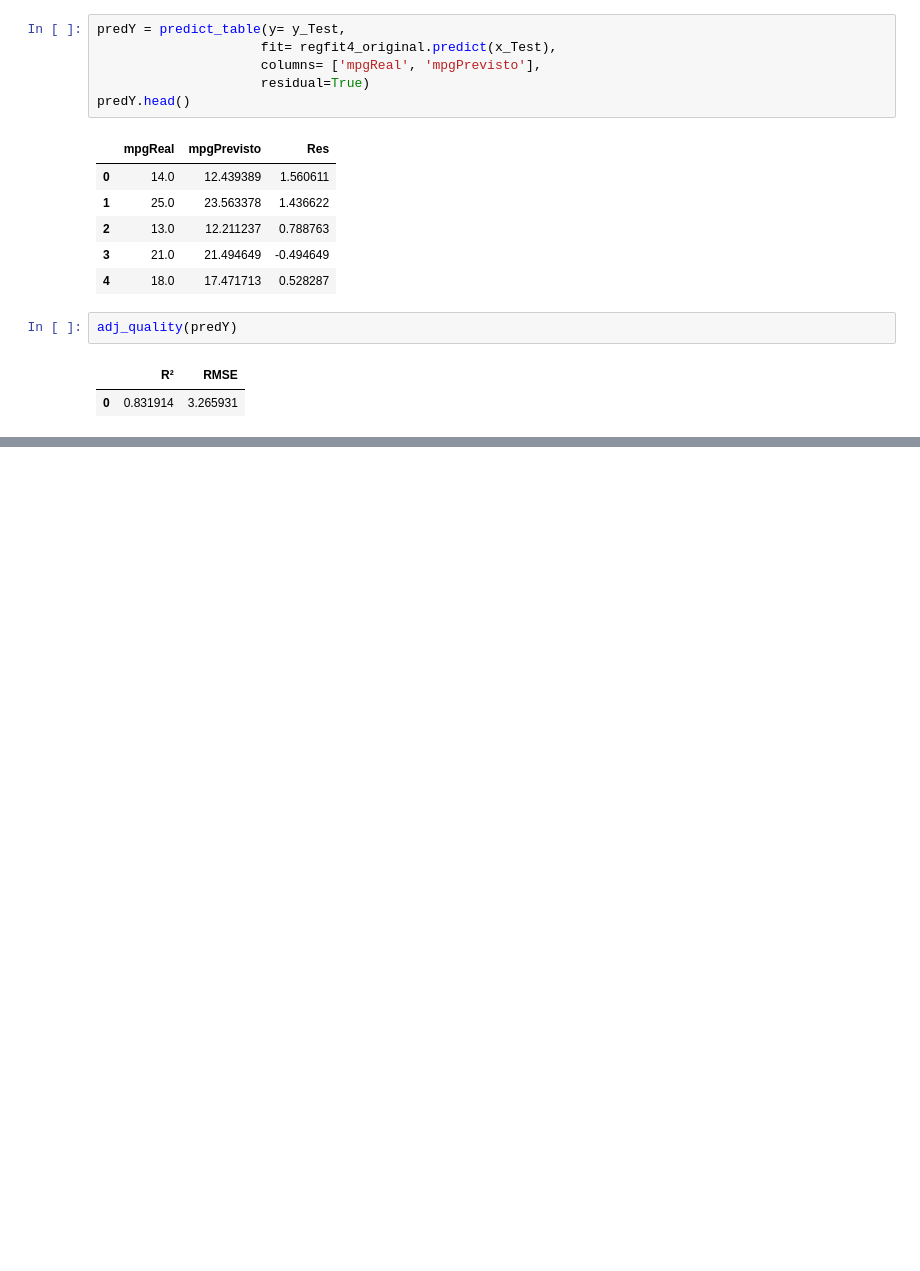
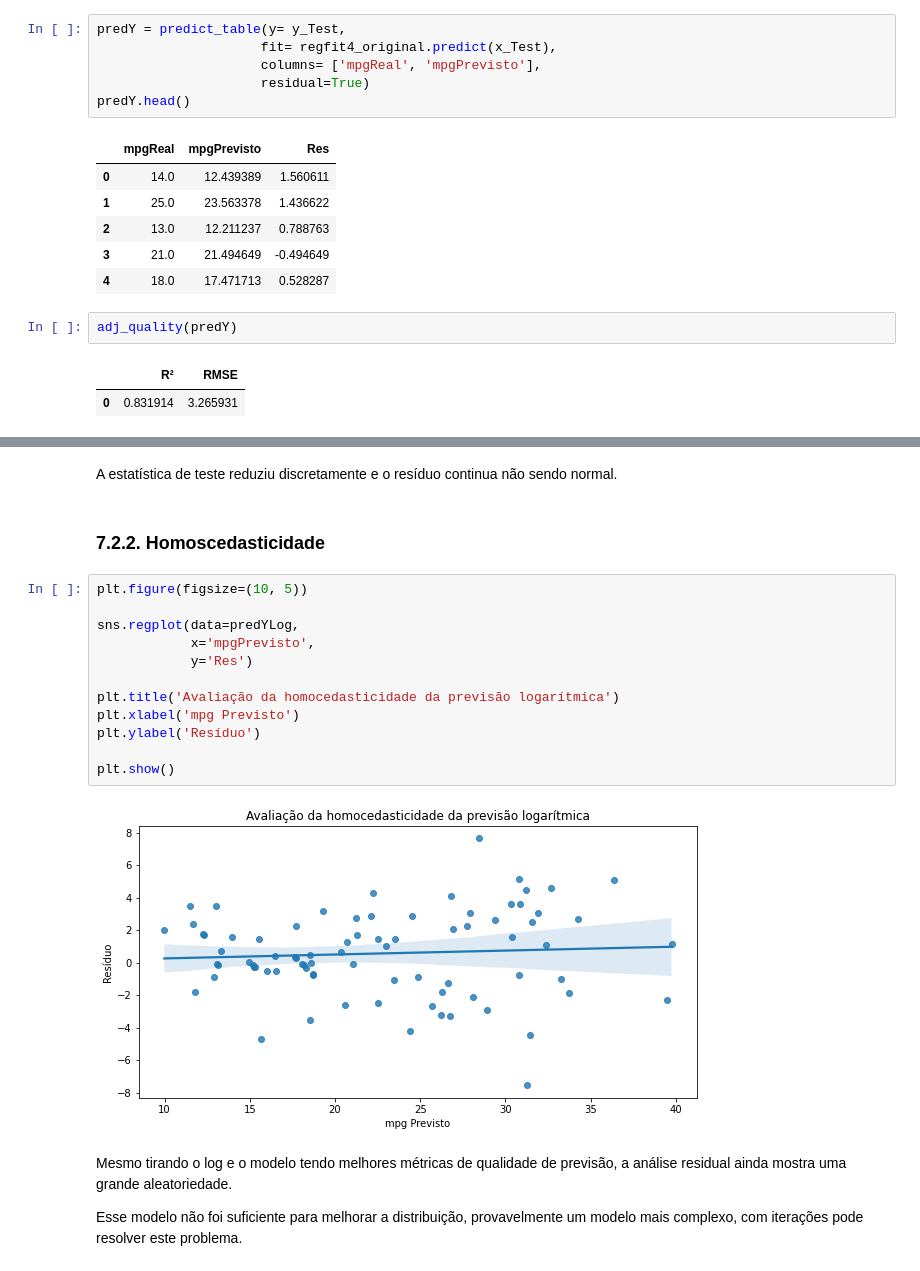
Before and after one commit to bruna-calistrate/AdvancedStatistics-Course, a Jupyter notebook: PyrhonStatistics.ipynb, the cells around one changed output, grey strips where cells are left out. Drawn from its saved outputs; the diff is of its cells as text; blank space fills up the shorter version.

```diff
--- a/PyrhonStatistics.ipynb
+++ b/PyrhonStatistics.ipynb
@@ -778,0 +954,22 @@ df_log = pd.concat([xNorm, xCat, yLog], axis=1)
+# %% [markdown]
+A estatística de teste reduziu discretamente e o resíduo continua não sendo normal.
+# %% [markdown]
+### 7.2.2. Homoscedasticidade
+# %%
+plt.figure(figsize=(10, 5))
+
+sns.regplot(data=predYLog,
+            x='mpgPrevisto',
+            y='Res')
+
+plt.title('Avaliação da homocedasticidade da previsão logarítmica')
+plt.xlabel('mpg Previsto')
+plt.ylabel('Resíduo')
+
+plt.show()
+# %% [output]
+[figure, added]
+# %% [markdown]
+Mesmo tirando o log e o modelo tendo melhores métricas de qualidade de previsão, a análise residual ainda mostra uma grande aleatoriedade.
+
+Esse modelo não foi suficiente para melhorar a distribuição, provavelmente um modelo mais complexo, com iterações pode resolver este problema.
```
Also changed, not shown: parts of 43 cells of this notebook.
